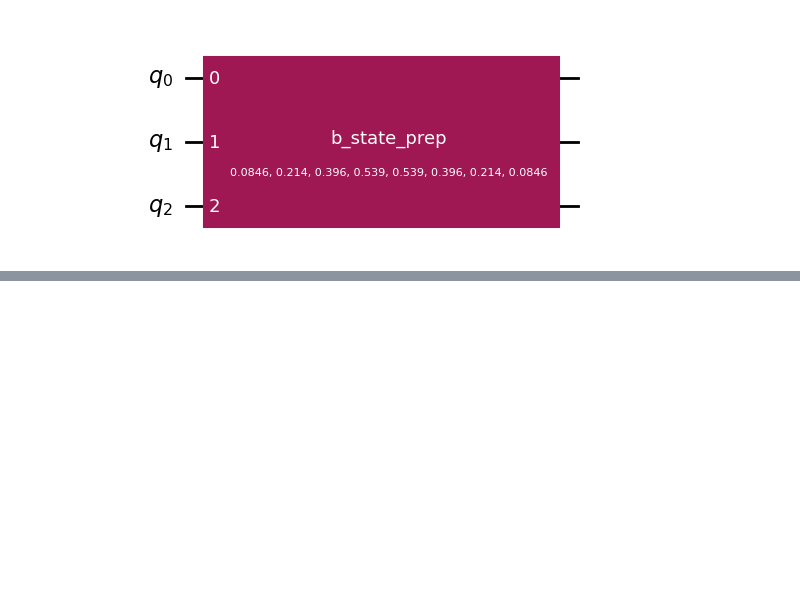
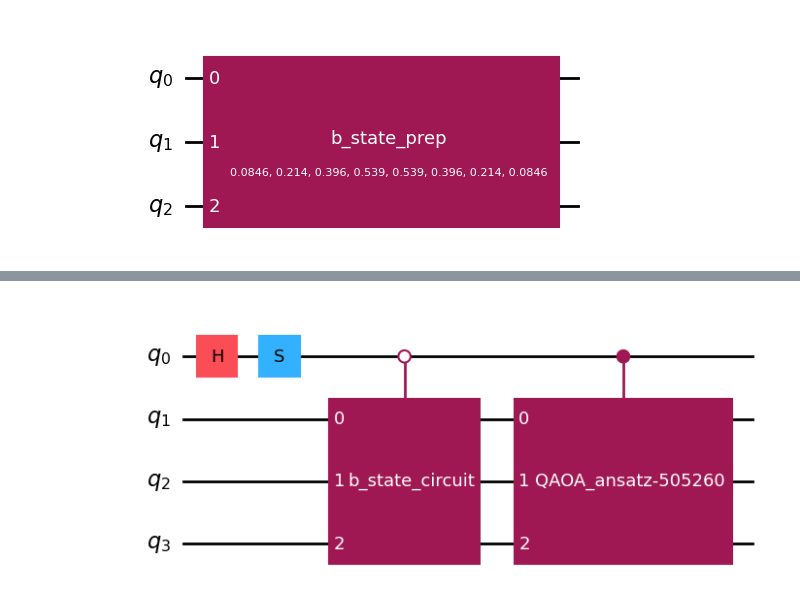
Before and after one commit to Jongseok103/Quantum-Chemistry, a Jupyter notebook: VQA for Poisson Equation/test.ipynb, the cells around one changed output, grey strips where cells are left out. Saved outputs shown, nothing was run; the diff lists cells and outputs as text; code cells hidden in the pictures; blank space fills up the shorter version.

```diff
--- a/VQA for Poisson Equation/test.ipynb
+++ b/VQA for Poisson Equation/test.ipynb
@@ -162,3 +190,14 @@ ans.draw('mpl')
+# %%
+# calculate expectation value of imag(⟨b|H|ψ⟩)
+ans1 = create_imag_b_psi_circuit(
+    b_circuit= b_state,
+    psi_ansatz=ansatz,
+    theta_value= [0.1, 0.2]
+    )
+
+ans1.draw('mpl')
+# %% [output]
+[figure, added]
 # %%
 %run main.py
 # %% [output]
```
Also changed, not shown: parts of 23 cells of this notebook, 16 other files.
